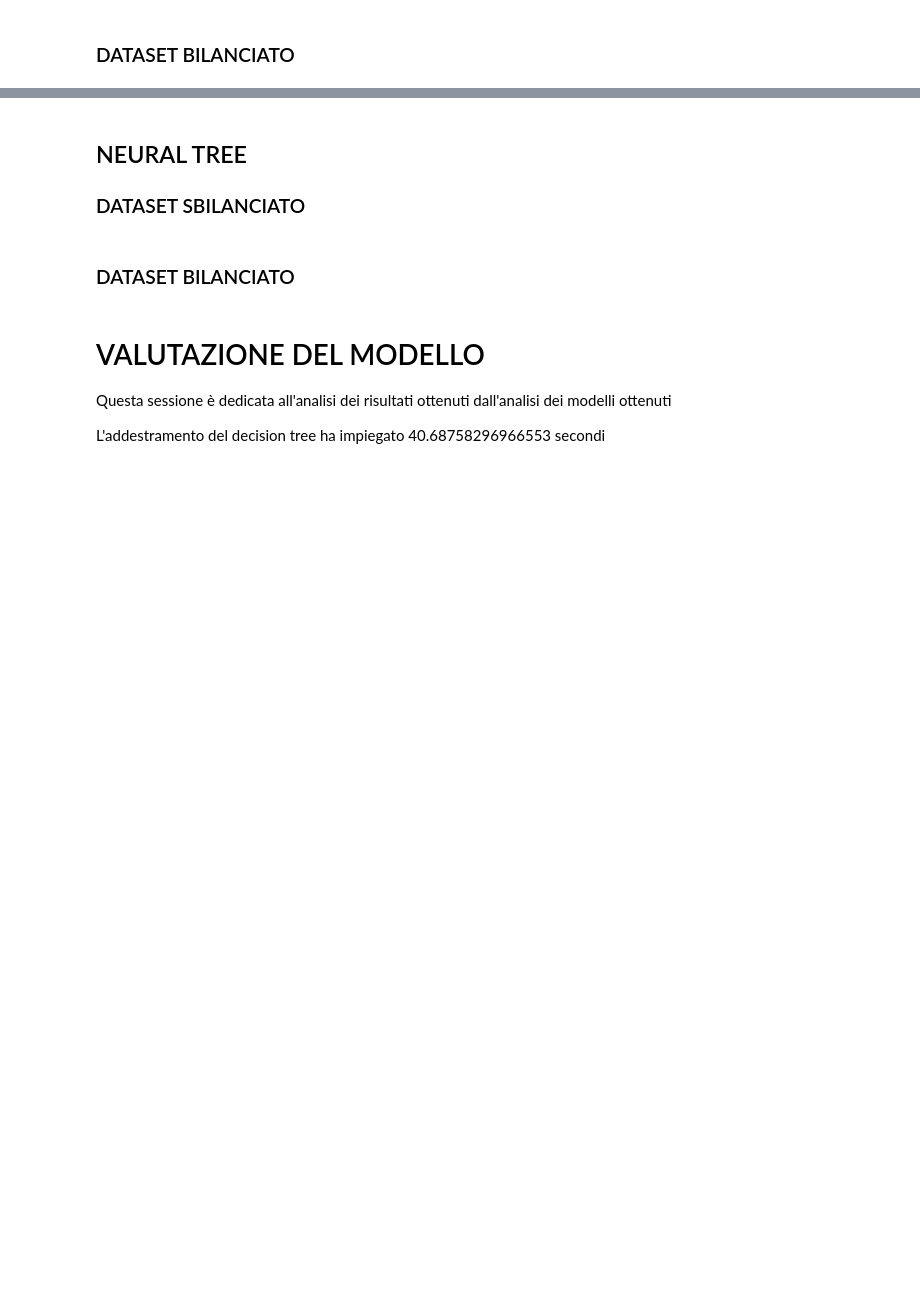
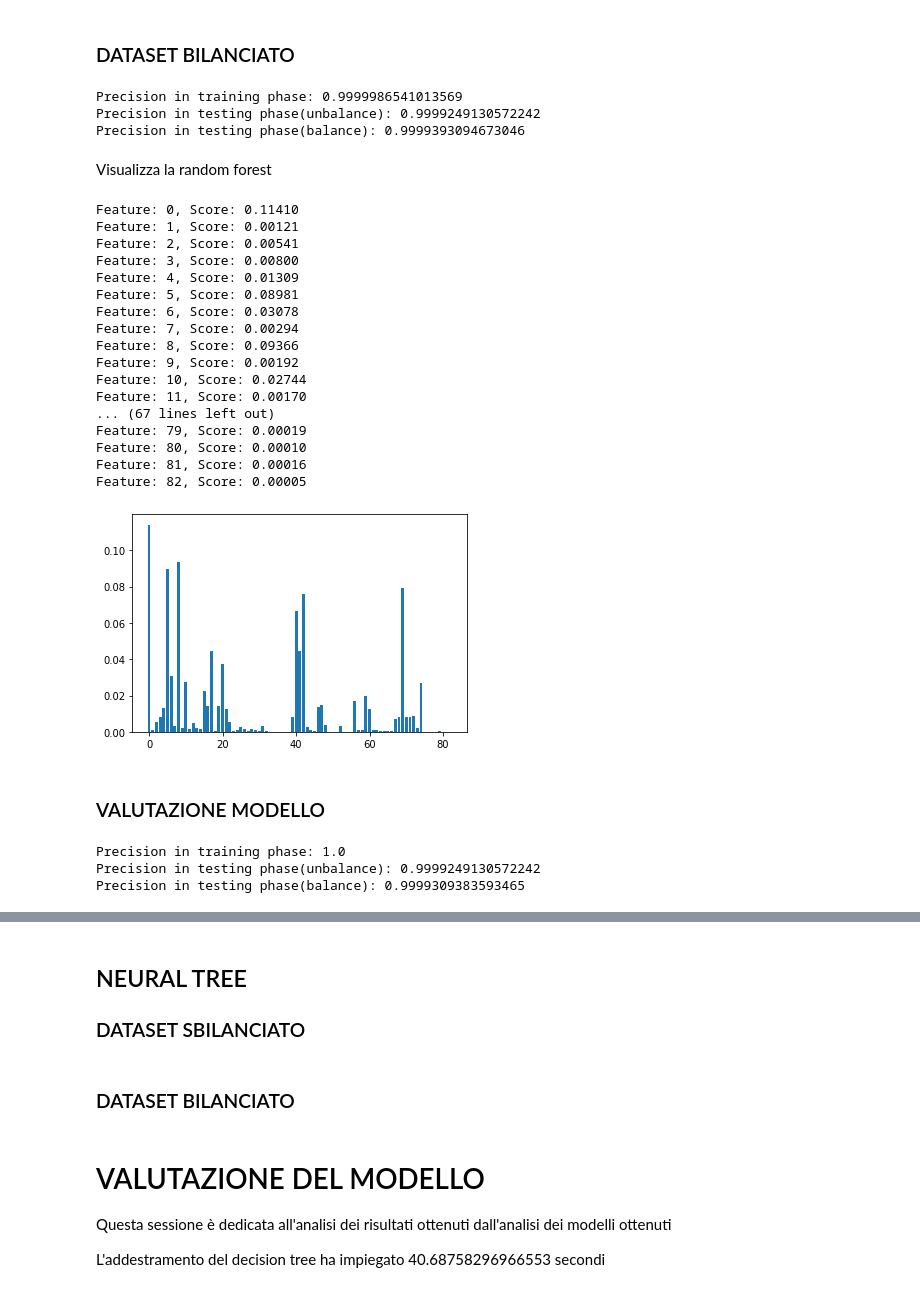
Before and after one commit to denisG99/ransomwareNetworkTrafficDetection, a Jupyter notebook: src/project.ipynb, the cells around one changed output, grey strips where cells are left out. Saved outputs shown, nothing was run; the diff lists cells and outputs as text; code cells hidden in the pictures; blank space fills up the shorter version.

```diff
--- a/src/project.ipynb
+++ b/src/project.ipynb
@@ -526,0 +620,9 @@ SALVATAGGIO MODELLO IN ../exported_model/rf_unbalance.pkl
+# %%
+index = 0
+fig, axes = plt.subplots(nrows = 10,ncols = 5,figsize = (10, 10), dpi=900)
+
+for tree in rf_model.estimators_:
+    tree.plot_tree(tree)
+
+    axes[index].set_title('Estimator: ' + str(index), fontsize = 11)
+    index += 1
@@ -566,2 +670,58 @@ Feature: 82, Score: 0.00009
 # %% [markdown]
 ### DATASET BILANCIATO
+# %%
+try:
+    with open(f"{EXPORTED_MODEL}/rf_balance.pkl", 'rb') as file:
+        print("CARICAMENTO MODELLO DA ../exported_model/rf_balance.pkl")
+
+        rf_balance_model = pkl.load(file)
+except IOError:
+    rf = RandomForestClassifier()
+    start_time = time.time()
+
+    print("INIZIO ADDESTRAMENTO DECISION TREE")
+    rf_balance_model = rf.fit(X_train_balanced, y_train_balanced)
+
+    print(f"L'addestramento della random forest ha impiegato {time.time() - start_time} secondi")
+
+    print("SALVATAGGIO MODELLO IN ../exported_model/rf_balance.pkl")
+    with open(f"{EXPORTED_MODEL}/rf_balance.pkl", 'wb') as file:
+        pkl.dump(rf_balance_model, file)
+# %% [output]
+Precision in training phase: 0.9999986541013569
+Precision in testing phase(unbalance): 0.9999249130572242
+Precision in testing phase(balance): 0.9999393094673046
+# %% [markdown]
+Visualizza la random forest
+# %%
+for tree in rf_balance_model.estimators:
+    tree.plot_tree(tree)
+# %% [output]
+Feature: 0, Score: 0.11410
+Feature: 1, Score: 0.00121
+Feature: 2, Score: 0.00541
+Feature: 3, Score: 0.00800
+Feature: 4, Score: 0.01309
+Feature: 5, Score: 0.08981
+Feature: 6, Score: 0.03078
+Feature: 7, Score: 0.00294
+Feature: 8, Score: 0.09366
+Feature: 9, Score: 0.00192
+Feature: 10, Score: 0.02744
+Feature: 11, Score: 0.00170
+... (67 lines left out)
+Feature: 79, Score: 0.00019
+Feature: 80, Score: 0.00010
+Feature: 81, Score: 0.00016
+Feature: 82, Score: 0.00005
+[figure, added]
+# %% [markdown]
+### VALUTAZIONE MODELLO
+# %%
+print(f"Precision in training phase: {rf_balance_model.score(X_train_balanced, y_train_balanced)}")
+print(f"Precision in testing phase(unbalance): {rf_balance_model.score(X_test, y_test)}")
+print(f"Precision in testing phase(balance): {rf_balance_model.score(X_test_balanced, y_test_balanced)}")
+# %% [output]
+Precision in training phase: 1.0
+Precision in testing phase(unbalance): 0.9999249130572242
+Precision in testing phase(balance): 0.9999309383593465
```
Also changed, not shown: parts of 49 cells of this notebook.
